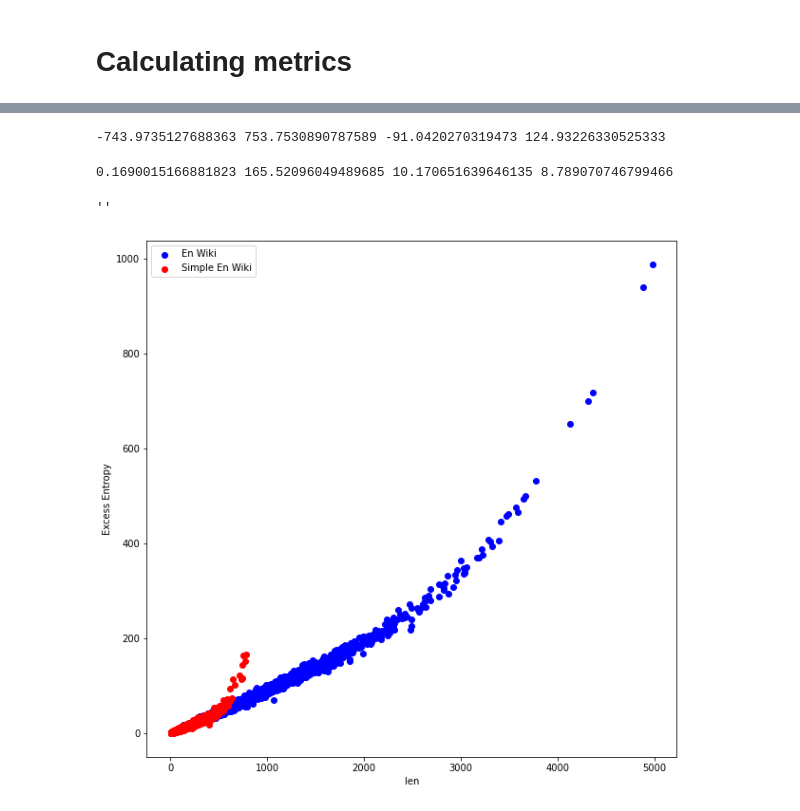
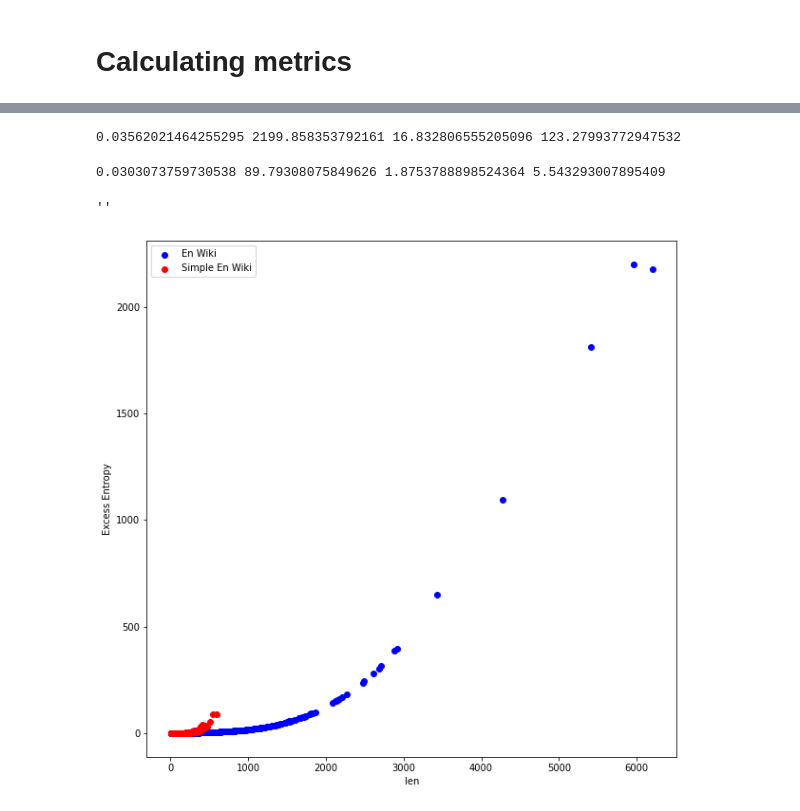
Before and after one commit to maximumSHOT-HSE/CurriculumLearning, a Jupyter notebook: notebooks/TSE_ExcessEntropy_calculation.ipynb, the cells around one changed output, grey strips where cells are left out. Saved outputs shown, nothing was run; the diff lists cells and outputs as text; code cells hidden in the pictures.

```diff
--- a/notebooks/TSE_ExcessEntropy_calculation.ipynb
+++ b/notebooks/TSE_ExcessEntropy_calculation.ipynb
@@ -53,5 +46,5 @@ Dataset wiki40b downloaded and prepared to /root/tensorflow_datasets/wiki40b/en/
 # %%
-MAX_TEXTS_SIZE = 10000
+MAX_TEXTS_SIZE = 1000
 
 texts = []
 for x in ds:
@@ -145,5 +138,5 @@ drwxr-xr-x 1 root root  4.0K Nov 13 17:33 sample_data
 # %%
-SIMPLE_MAX_TEXTS_SIZE = 10000
+SIMPLE_MAX_TEXTS_SIZE = 1000
 
 simple_texts = []
 with open('corpus.txt', 'r') as fin:
@@ -247,21 +240,30 @@ def calculate_excess_entropy(
 
     EPS = 1e-9
     def calculate_entropy(p):
-        if p > 1 - EPS or p < EPS:
-            return 0
-        return -p * np.log(p + EPS) - (1 - p) * np.log(1 - p)
+        assert 0 <= p.min() <= p.max() <= 1
+        assert abs(p.sum() - 1) < EPS
+        return np.sum(-p * np.log(np.clip(p, EPS, 1 - EPS)))
 
     def H_single(i, xi, verbose: bool = False):
         p = F_single[(i, xi)] / F_pos[i]
         if verbose:
             print(p)
-        return calculate_entropy(p)
+        return calculate_entropy(np.array([1 - p, p]))
 
     def H_pair(i, prev, cur, verbose: bool = False):
-        p = F_pair[(i, (prev, cur))] / F_pos[i]
-        if verbose:
-            print(p)
-        return calculate_entropy(p) - H_single(i - 1, prev)
+        # p = F_pair[(i, (prev, cur))] / F_pos[i]
+        # if verbose:
+        #     print(p)
+        # return calculate_entropy(p) - H_single(i - 1, prev)
+        T = F_pos[i]
+        c11 = F_pair[(i, (prev, cur))]
+        c1_ = F_single[(i - 1, prev)] - F_last[(i - 1, prev)]
+        c_1 = F_single[(i, cur)]
+        c10 = c1_ - c11
+        c01 = c_1 - c11
+        c00 = T - c11 - c01 - c10
+        p = np.array([c00, c01, c10, c11]) / T
+        return calculate_entropy(p) - calculate_entropy(p.reshape(2, 2).sum(axis=1))
 
     ee = np.zeros(len(texts), dtype=float)
 
@@ -273,10 +275,10 @@ def calculate_excess_entropy(
         for i in range(n):
             if i == 0:
                 H_hat += H_single(0, x[i])
-            else:
-                H_hat += H_pair(i, x[i - 1], x[i])
-            if i > 0:
-                delta += -H_pair(i, x[i - 1], x[i])
+            # else:
+                # H_hat += H_pair(i, x[i - 1], x[i])
+            # if i > 0:
+                # delta += -H_pair(i, x[i - 1], x[i])
             if i + 1 < n:
                 delta += -H_pair(i + 1, x[i], x[i + 1]) + H_single(i + 1, x[i + 1])
         ee[id] = delta + H_hat
@@ -294,7 +296,7 @@ ee = calculate_excess_entropy(
 # %%
 print(ee.min(), ee.max(), ee.mean(), ee.std())
 # %% [output]
--743.9735127688363 753.7530890787589 -91.0420270319473 124.93226330525333
+0.03562021464255295 2199.858353792161 16.832806555205096 123.27993772947532
 # %%
 lens = np.array([len(sp.encode_as_ids(text)) for text in texts])
 # %%
@@ -309,20 +311,20 @@ simple_ee = calculate_excess_entropy(
 # %%
 print(simple_ee.min(), simple_ee.max(), simple_ee.mean(), simple_ee.std())
 # %% [output]
-0.1690015166881823 165.52096049489685 10.170651639646135 8.789070746799466
+0.0303073759730538 89.79308075849626 1.8753788898524364 5.543293007895409
 # %%
 simple_lens = np.array([len(sp.encode_as_ids(text)) for text in simple_texts])
 # %%
 plt.figure(figsize=(10, 10))
 plt.xlabel('len')
 plt.ylabel('Excess Entropy')
-plt.scatter(lens[lens < 5000], ee[lens < 5000], color='blue', label='En Wiki')
+plt.scatter(lens, ee, color='blue', label='En Wiki')
 plt.scatter(simple_lens, simple_ee, color='red', label='Simple En Wiki')
 plt.legend()
 ;
 # %% [output]
 ''
-[figure, old version]
+[figure, new version]
 # %% [markdown]
 ## TSE Complexity
 
```
Also changed, not shown: parts of 7 cells of this notebook.
